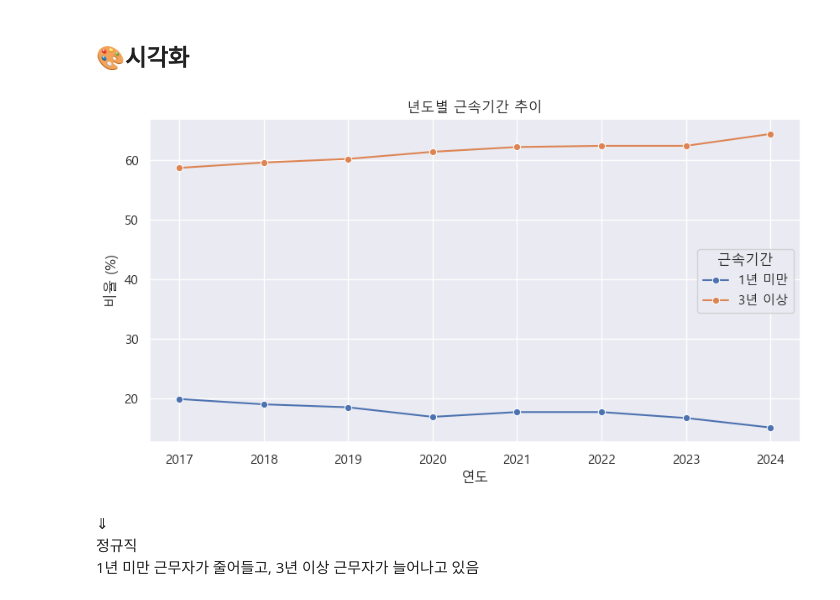
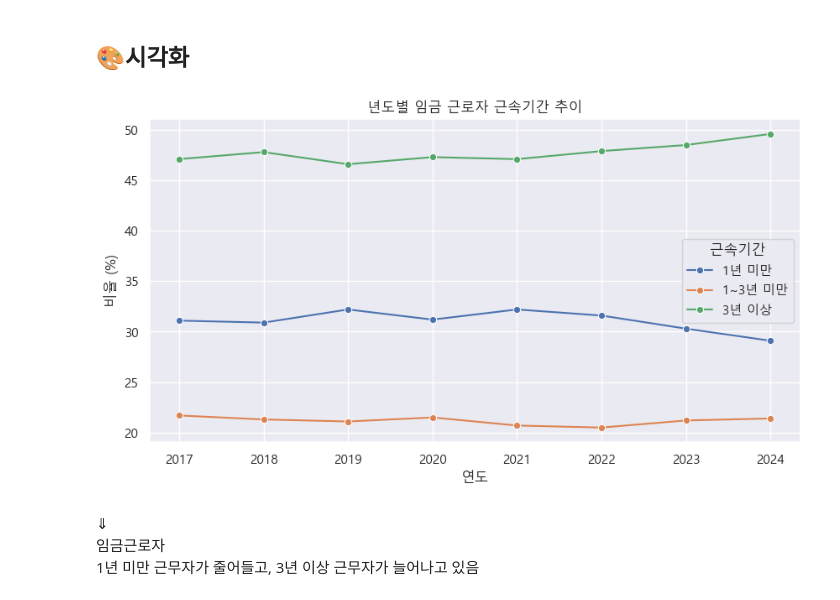
Before and after one commit to byeori-jang/mid_project, a Jupyter notebook: working.ipynb, the cells around one changed output. Saved outputs shown, nothing was run; the diff lists cells and outputs as text; code cells hidden in the pictures.

```diff
--- a/working.ipynb
+++ b/working.ipynb
@@ -61,13 +61,15 @@ Index(['근로형태별', '2015.03', '2015.03.1', '2015.03.2', '2015.03.3', '201
 # 2017.08.4 ~ 2024.08.4 : 3년 이상
 
 cols_1 = [] # 1년 미만(XXXX.XX.02) 리스트 저장 => 컬럼으로 쓸 예정
+col_13 = []
 cols_3 = [] # 3년 이상(XXXX.XX.04) 리스트 저장 => 컬럼으로 쓸 예정
 
 # 2017~2024 1년 미만과 3년 이상 컬럼명 저장
 for i in range(2017, 2025):
     cols_1.append(f'{i}.08.2')
+    col_13.append(f'{i}.08.3')
     cols_3.append(f'{i}.08.4')
 
 ce1 = c_employment[cols_1]
+ce13 = c_employment[col_13]
 ce3 = c_employment[cols_3]
-ce3
@@ -85,6 +76,26 @@ ce3
 # %%
-# 정규직 행 빼고 다 날림
-c_employment_1 = ce1.iloc[2:3]
-c_employment_3 = ce3.iloc[2:3]
-c_employment_3
+# 임금근로자 행 빼고 다 날림
+c_employment_1 = ce1.iloc[1:2]
+c_employment_13 = ce13.iloc[1:2]
+c_employment_3 = ce3.iloc[1:2]
+
+c_employment_1['기간'] = '1년 미만'
+c_employment_13['기간'] = '1년 이상 3년 미만'
+c_employment_3['기간'] = '3년 이상'
+
+
+# 년도 뒤에 있는 .08.02, .08.03, .08.04 제거
+c_employment_1.columns = c_employment_1.columns.str.replace('.08.2', '')
+c_employment_13.columns = c_employment_13.columns.str.replace('.08.3', '')
+c_employment_3.columns = c_employment_3.columns.str.replace('.08.4', '')
+
+# 세가지 리스트를 하나의 데이터프레임으로 합치기
+c_employment_all = pd.concat([c_employment_1, c_employment_13, c_employment_3], ignore_index=True)
+c_employment_all
+
+df_melted = c_employment_all.melt(id_vars="기간", var_name="연도", value_name="비율")
+df_melted
+
+# # 데이터프레임을 csv파일로 저장
+df_melted.to_csv('data/근속기간.csv', index=False)
 # %% [output]
@@ -97,28 +121,29 @@ c_employment_3
 # %%
 years = [] # 연도 리스트 저장
 for i in c_employment_1.columns:
     years.append(i.split('.')[0]) # 연도 추출
 
 # 데이터프레임 생성하여 시각화
 plot_df = pd.DataFrame({
     '연도': years,
     '1년 미만': c_employment_1.iloc[0].values,
+    '1~3년 미만' : c_employment_13.iloc[0].values,
     '3년 이상': c_employment_3.iloc[0].values
 })
 
 plot_df = plot_df.melt(id_vars='연도', var_name='근속기간', value_name='비율')
 
 # 선그래프
 sns.lineplot(data=plot_df, x='연도', y='비율', hue='근속기간', marker='o')
-plt.title('년도별 정규직 근속기간 추이')
+plt.title('년도별 임금 근로자 근속기간 추이')
 plt.xlabel('연도')
 plt.ylabel('비율 (%)')
 plt.grid(True)
 plt.legend(title='근속기간')
 plt.show()
 # %% [output]
-[figure, old version]
+[figure, new version]
 # %% [markdown]
 &Downarrow;
-<br> 정규직
+<br> 임금근로자
 <br> 1년 미만 근무자가 줄어들고, 3년 이상 근무자가 늘어나고 있음
```
Also changed, not shown: parts of 2 cells of this notebook.
